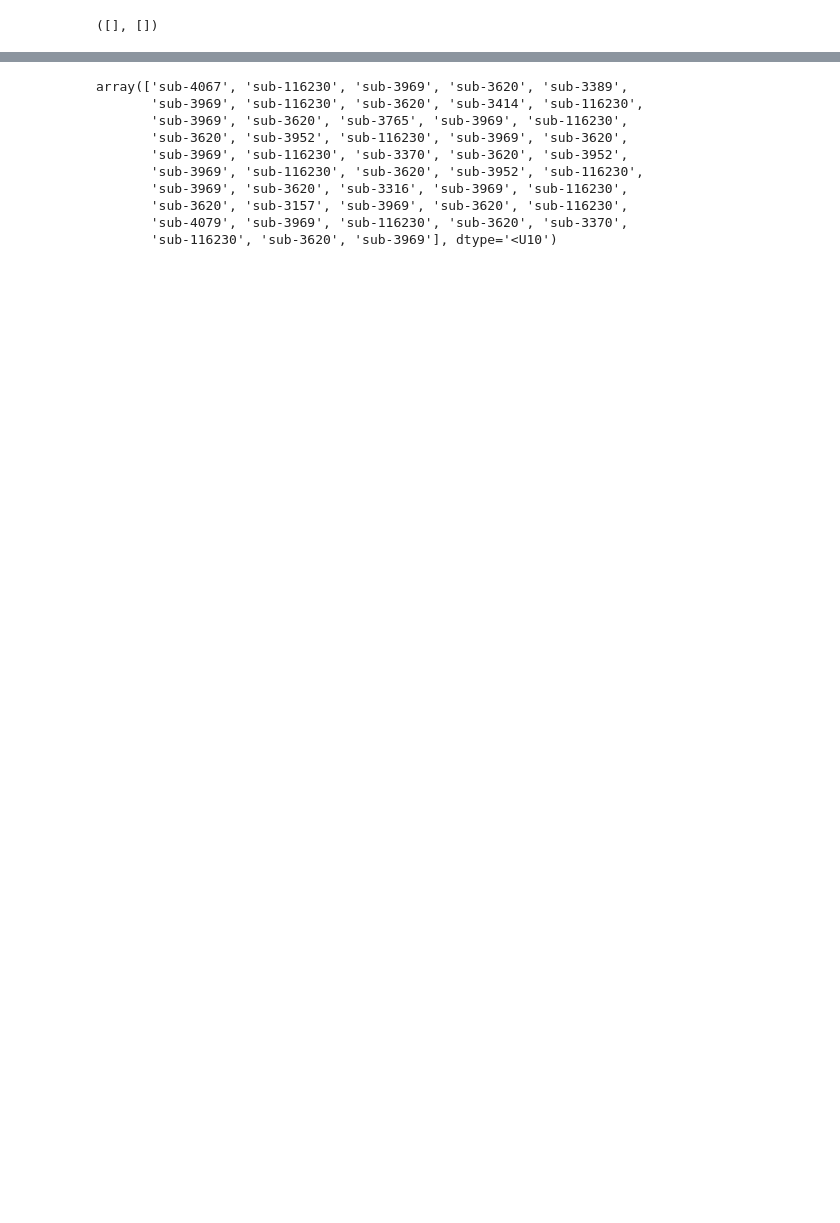
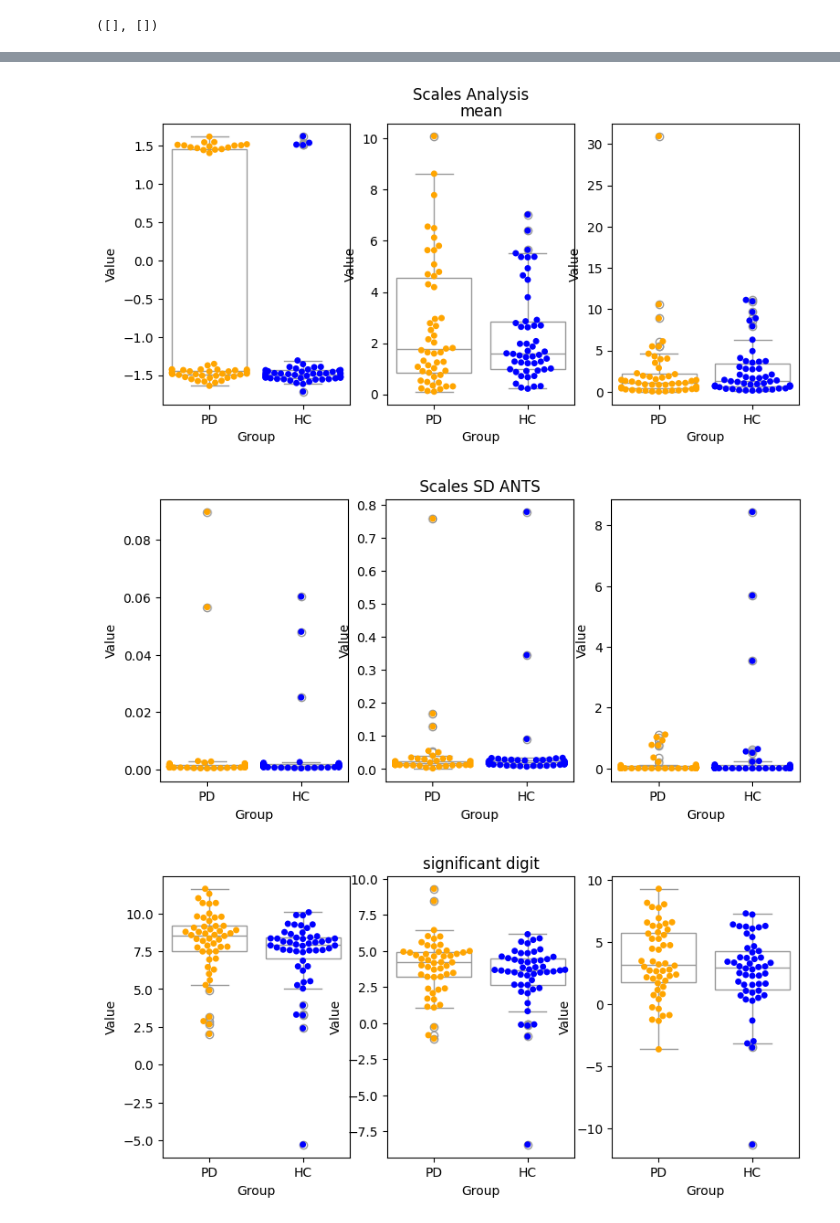
Before and after one commit to mirhnius/mca_linear_registration, a Jupyter notebook: analysis.ipynb, the cells around one changed output, grey strips where cells are left out. Saved outputs shown, nothing was run; the diff lists cells and outputs as text; code cells hidden in the pictures; blank space fills up the shorter version.

```diff
--- a/analysis.ipynb
+++ b/analysis.ipynb
@@ -786,10 +539,0 @@ jaccard similarity: 0.625000
-# %%
-#look to how vectorize it maybe
-ants_result_HC = np.zeros((50,10))
-for i in range(50):
-    for j in range(10):
-        ants_result_HC[i,j] = framewise_displacement(ants_translations_mca_HC[i,j], ants_angles_mca_HC[i,j], ants_translations_ieee_HC[i], ants_angels_ieee_HC[i])
-ants_result_PD = np.zeros((50,10))
-for i in range(50):
-    for j in range(10):
-        ants_result_PD[i,j] = framewise_displacement(ants_translations_mca_PD[i,j], ants_angles_mca_PD[i,j], ants_translations_ieee_PD[i], ants_angels_ieee_PD[i])
@@ -825,5 +539,0 @@ framewise_displacement(translations_mca_HC, angles_mca, transla)
-# %%
-ants_result_HC = np.zeros((50,10))
-for i in range(50):
-    for j in range(10):
-        ants_result_HC[i,j] = framewise_displacement(ants_translations_mca_HC[i,j], angles_mca[i,j], ants_translations_ieee_HC[i], angles_ieee[i])
@@ -862,13 +539,0 @@ Cosine_similarity(np.ravel(ants_all_HC_idx), np.ravel(all_HC_idx))
-# %%
-np.ravel(ants_all_HC)
-# %% [output]
-array(['sub-4067', 'sub-116230', 'sub-3969', 'sub-3620', 'sub-3389',
-       'sub-3969', 'sub-116230', 'sub-3620', 'sub-3414', 'sub-116230',
-       'sub-3969', 'sub-3620', 'sub-3765', 'sub-3969', 'sub-116230',
-       'sub-3620', 'sub-3952', 'sub-116230', 'sub-3969', 'sub-3620',
-       'sub-3969', 'sub-116230', 'sub-3370', 'sub-3620', 'sub-3952',
-       'sub-3969', 'sub-116230', 'sub-3620', 'sub-3952', 'sub-116230',
-       'sub-3969', 'sub-3620', 'sub-3316', 'sub-3969', 'sub-116230',
-       'sub-3620', 'sub-3157', 'sub-3969', 'sub-3620', 'sub-116230',
-       'sub-4079', 'sub-3969', 'sub-116230', 'sub-3620', 'sub-3370',
-       'sub-116230', 'sub-3620', 'sub-3969'], dtype='<U10')
@@ -874,0 +546,13 @@ array(['sub-4067', 'sub-116230', 'sub-3969', 'sub-3620', 'sub-3389',
+# %%
+# #removing failed subject from ants
+# ants_failed_hc_subs = ["sub-116230", "sub-3620"]
+# ants_failed_pd_subs = ["sub-3365"]
+
+# for sub in ants_failed_hc_subs:
+#     del ants_mat_dic_HC[sub]
+
+# for sub in ants_failed_pd_subs:
+#     del ants_mat_dic_PD[sub]
+
+n_pd_ants = len(ants_mat_dic_PD.keys())
+n_hc_ants = len(ants_mat_dic_HC.keys())
@@ -874,0 +565,21 @@ array(['sub-4067', 'sub-116230', 'sub-3969', 'sub-3620', 'sub-3389',
+# %%
+ants_scales_mca_PD = np.stack([value for value in ants_scales_mca_dict_PD.values()])
+ants_scales_mca_HC = np.stack([value for value in ants_scales_mca_dict_HC.values()])
+
+ants_scales_significant_PD = np.stack([sd.significant_digits(ants_scales_mca_PD[i,:,:], reference=np.mean(ants_scales_mca_PD[i,:,:]), axis=0) for i in range(n_pd_ants)])
+ants_scales_significant_HC = np.stack([sd.significant_digits(ants_scales_mca_HC[i,:,:], reference=np.mean(ants_scales_mca_HC[i,:,:]), axis=0) for i in range(n_hc_ants)])
+# %%
+fig = plt.figure(figsize=(9, 4))
+fig.suptitle('Scales Analysis')
+plotter(np.mean(ants_scales_mca_PD, axis=1),np.mean(ants_scales_mca_HC, axis=1), 'mean')
+
+fig = plt.figure(figsize=(9, 4))
+plotter(np.std(ants_scales_mca_PD, axis=1),np.std(ants_scales_mca_HC, axis=1), 'Scales SD ANTS')
+
+
+fig = plt.figure(figsize=(9, 4))
+plotter(ants_scales_significant_PD,ants_scales_significant_HC, 'significant digit')
+# %% [output]
+[figure, added]
+[figure, added]
+[figure, added]
```
Also changed, not shown: parts of 125 cells of this notebook.
